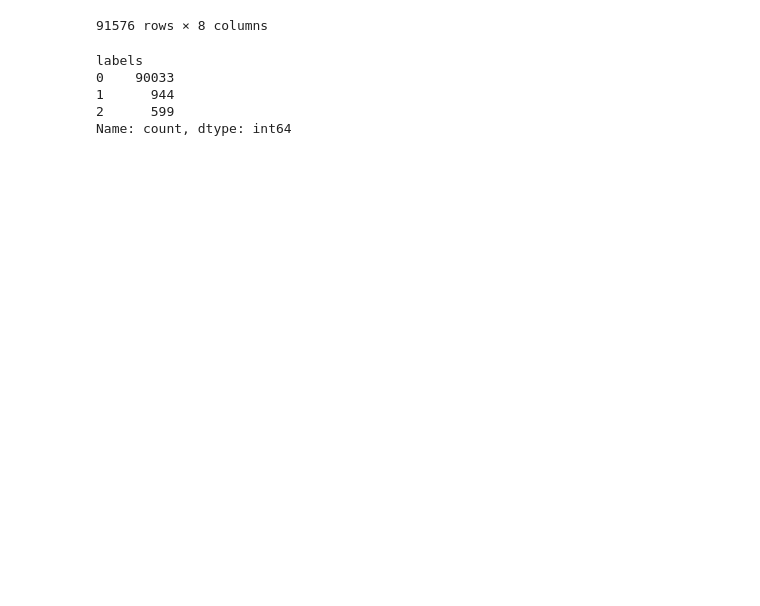
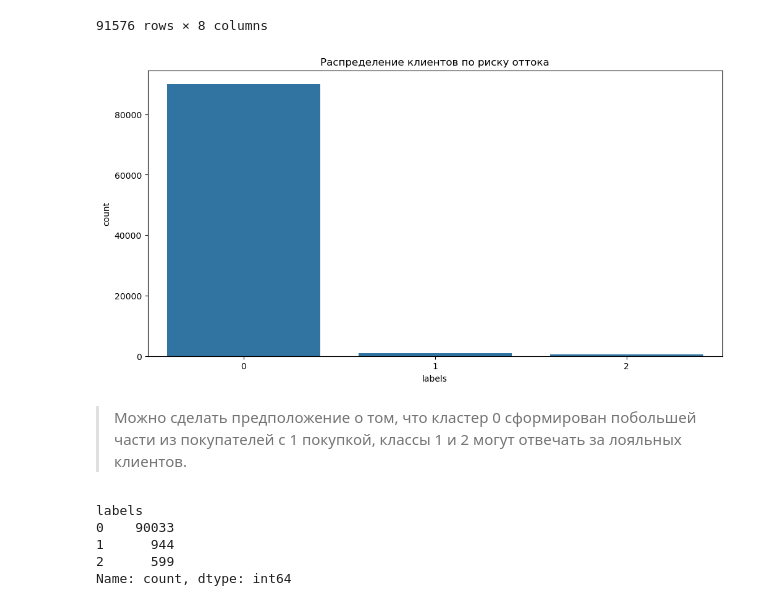
Before and after one commit to alexkondrashov7/-hackathon_2025_mipt, a Jupyter notebook: research/clusterisation.ipynb, the cells around one changed output. Cells and saved outputs as stored; diff of their text form; code cells hidden in the pictures; blank space fills up the shorter version.

```diff
--- a/research/clusterisation.ipynb
+++ b/research/clusterisation.ipynb
@@ -383,6 +400,16 @@ clients_data_cleaned
 | 91574 | ffff5962728ec6157033ef9805bacc48 | 1 | 115.00 | 5.0 | 0 | 70 | ... |
 | 91575 | ffffd2657e2aad2907e67c3e9daecbeb | 1 | 56.99 | 5.0 | 0 | 59 | ... |
 91576 rows × 8 columns
+# %%
+plt.figure(figsize=(12, 6))
+sns.countplot(x='labels', data=clients_data_cleaned)
+plt.title('Распределение клиентов по риску оттока')
+plt.savefig("./labels/kmeans_chart.png", dpi=300, bbox_inches='tight')
+plt.show()
+# %% [output]
+[figure, added]
+# %% [markdown]
+> Можно сделать предположение о том, что кластер 0 сформирован побольшей части из покупателей с 1 покупкой, классы 1 и 2 могут отвечать за лояльных клиентов.
 # %%
 clients_data_cleaned["labels"].value_counts()
 # %% [output]
```
Also changed, not shown: parts of 13 cells of this notebook, 6 other files.
